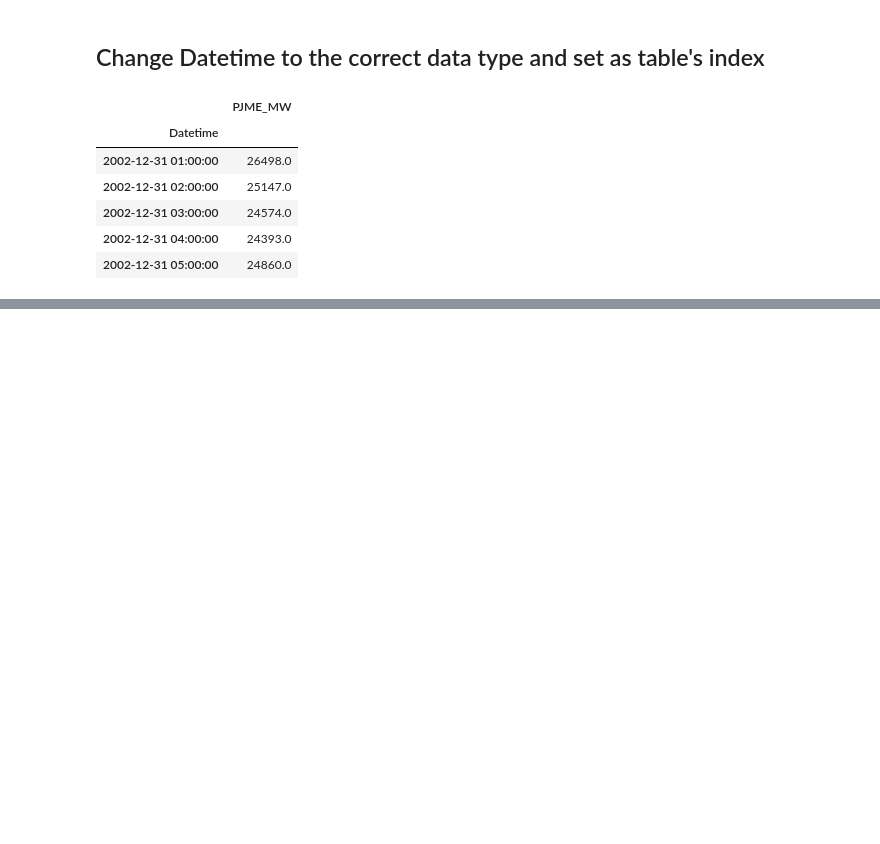
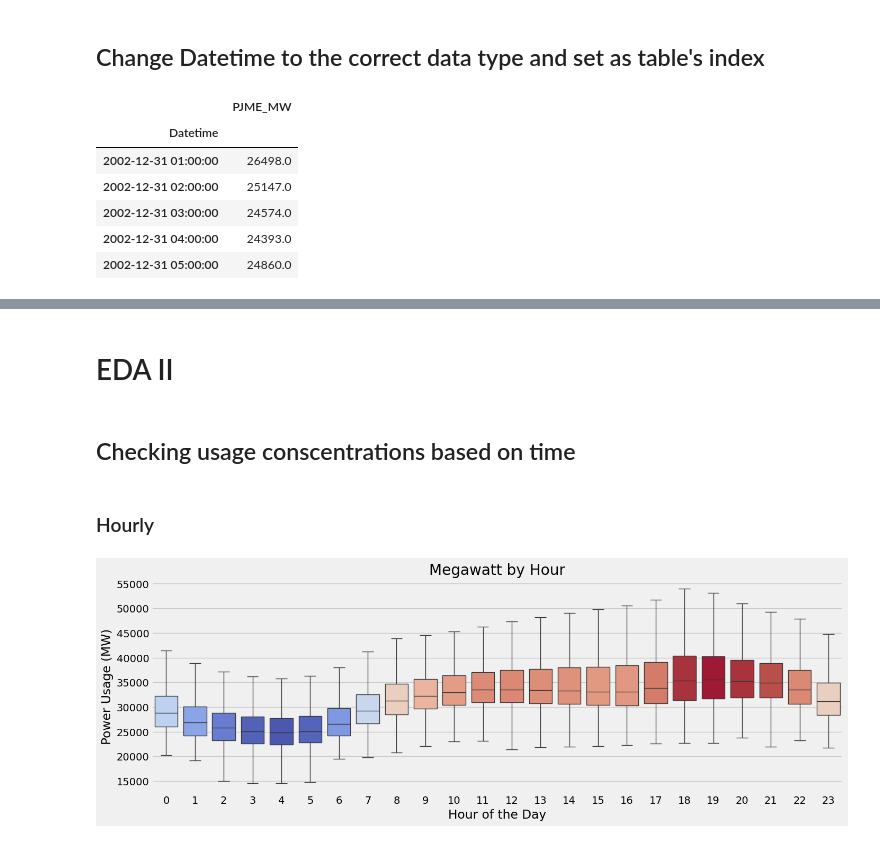
Before and after one commit to ruineux/Capstones-and-Projects, a Jupyter notebook: Insights and Analytics/Hourly Energy Consumption - Forecasting & EDA/Notebook/Untitled.ipynb, the cells around one changed output, grey strips where cells are left out. Cells and saved outputs as stored; diff of their text form; code cells hidden in the pictures; blank space fills up the shorter version.

```diff
--- a/Insights and Analytics/Hourly Energy Consumption - Forecasting & EDA/Notebook/Untitled.ipynb
+++ b/Insights and Analytics/Hourly Energy Consumption - Forecasting & EDA/Notebook/Untitled.ipynb
@@ -76,0 +98,7 @@ plt.show()
+# %%
+df['hour'] = df.index.hour
+df['dayofweek'] = df.index.dayofweek
+df['quarter'] = df.index.quarter
+df['month'] = df.index.month
+df['year'] = df.index.year
+df['weekofyear'] = df.index.isocalendar().week
@@ -76,0 +126,27 @@ plt.show()
+# %% [markdown]
+# EDA II
+# %% [markdown]
+## Checking usage conscentrations based on time
+# %% [markdown]
+### Hourly
+# %%
+# Get median/hour
+hourly_median = df.groupby('hour')['PJME_MW'].median()
+# Normalizing the value for proper gradient
+norm = (hourly_median - hourly_median.min()) / (hourly_median.max() - hourly_median.min())
+
+# Setting colormap based on normalized values
+palette = sns.color_palette('coolwarm', as_cmap=True)
+palette_list = [palette(i) for i in norm]
+
+fig, ax = plt.subplots(1, 1, figsize=(15, 5))
+
+sns.boxplot(data=df, x='hour', y='PJME_MW', hue='hour', ax=ax, showfliers=False, palette=palette_list, legend=False)
+
+ax.set_title('Megawatt by Hour')
+ax.set_xlabel('Hour of the Day')
+ax.set_ylabel('Power Usage (MW)')
+
+plt.show();
+# %% [output]
+[figure, added]
```
Also changed, not shown: parts of 14 cells of this notebook, 2 other files.
